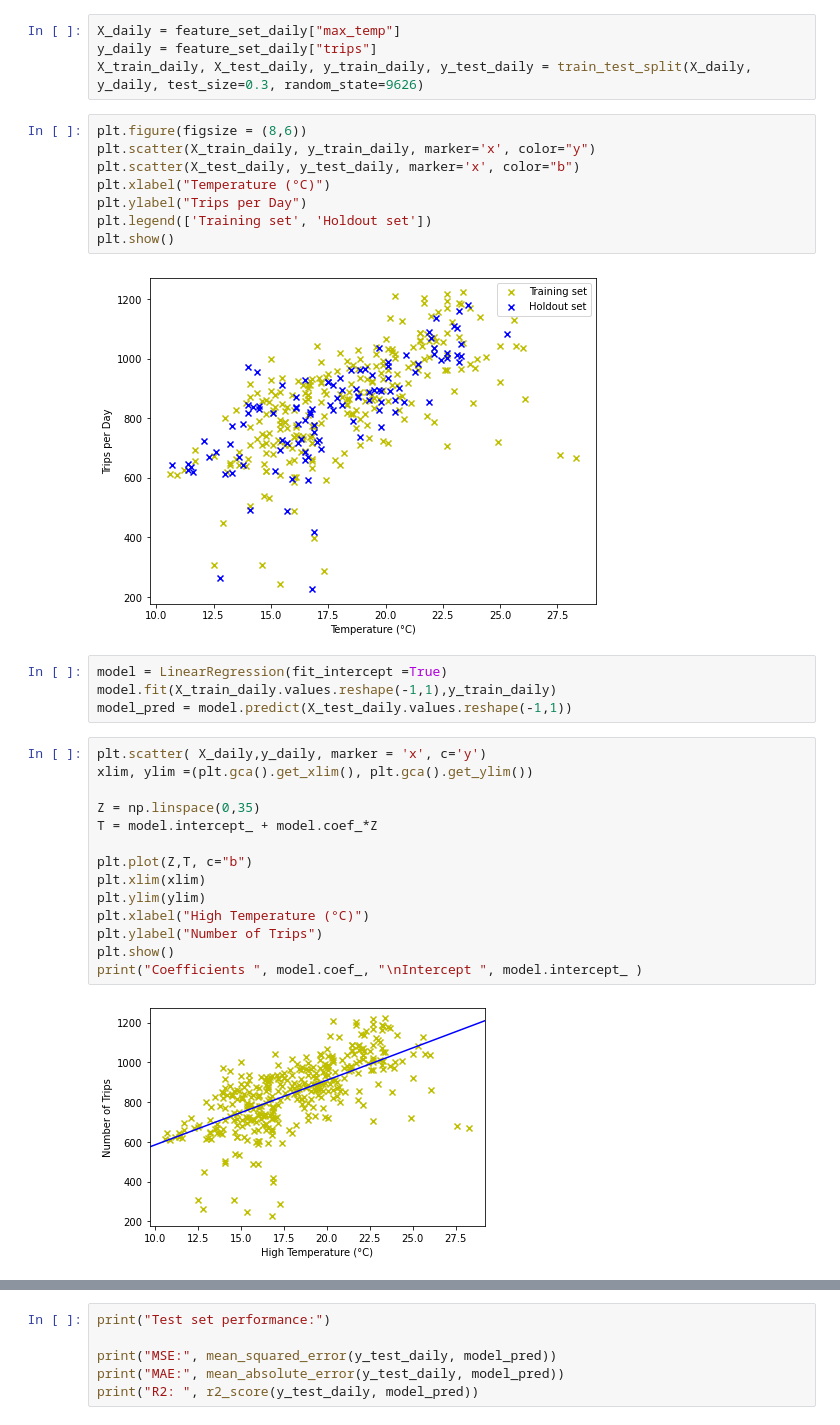
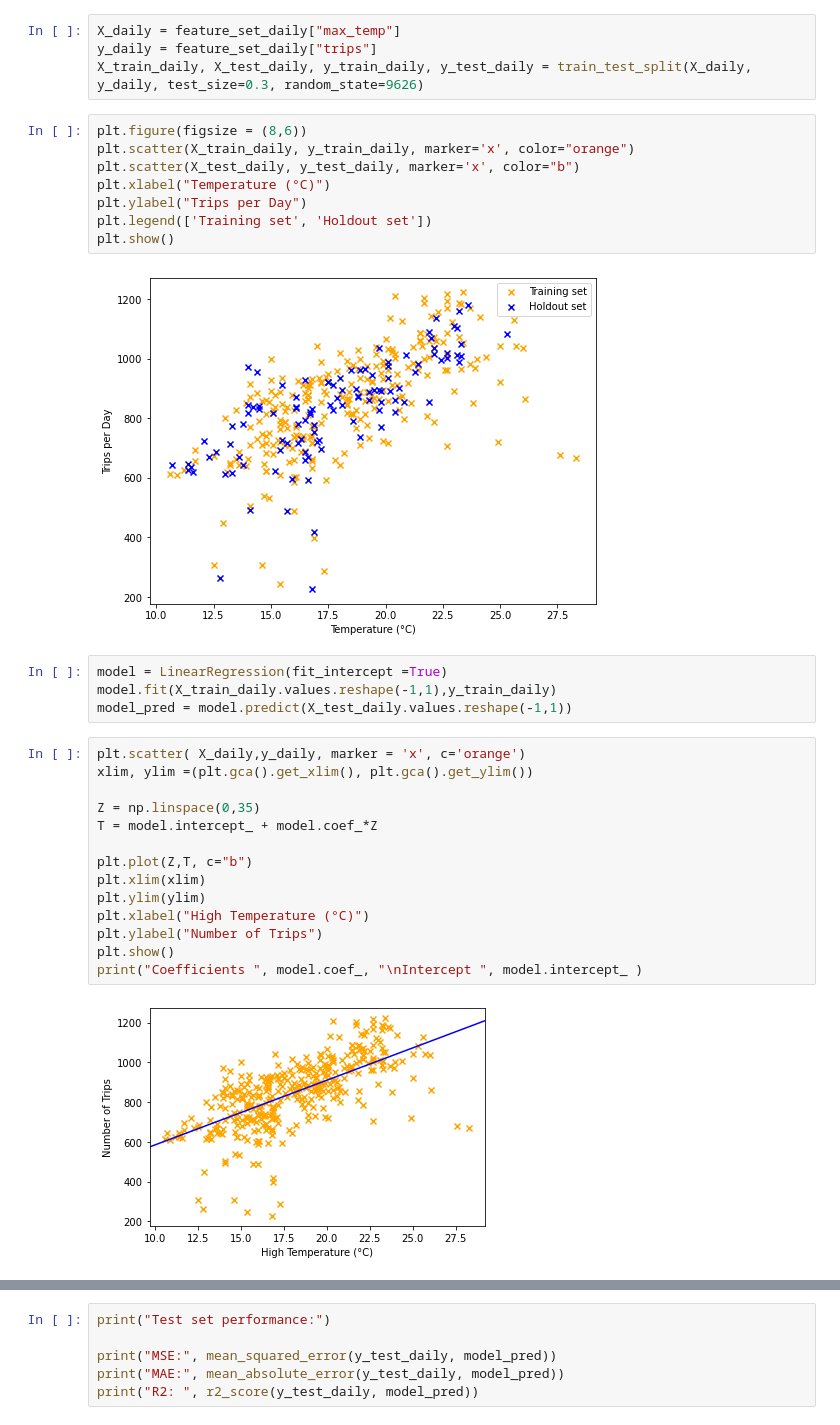
Before and after one commit to mschwa1010/AA_2022-23_Team_8, a Jupyter notebook: Prediction.ipynb, the cells around one changed output, grey strips where cells are left out. Cells and saved outputs as stored; diff of their text form.

```diff
--- a/Prediction.ipynb
+++ b/Prediction.ipynb
@@ -105,32 +105,32 @@ y_daily = feature_set_daily["trips"]
 X_train_daily, X_test_daily, y_train_daily, y_test_daily = train_test_split(X_daily, y_daily, test_size=0.3, random_state=9626)
 # %%
 plt.figure(figsize = (8,6))
-plt.scatter(X_train_daily, y_train_daily, marker='x', color="y")
+plt.scatter(X_train_daily, y_train_daily, marker='x', color="orange")
 plt.scatter(X_test_daily, y_test_daily, marker='x', color="b")
 plt.xlabel("Temperature (°C)")
 plt.ylabel("Trips per Day")
 plt.legend(['Training set', 'Holdout set'])
 plt.show()
 # %% [output]
-[figure, old version]
+[figure, new version]
 # %%
 model = LinearRegression(fit_intercept =True)
 model.fit(X_train_daily.values.reshape(-1,1),y_train_daily)
 model_pred = model.predict(X_test_daily.values.reshape(-1,1))
 # %%
-plt.scatter( X_daily,y_daily, marker = 'x', c='y')
+plt.scatter( X_daily,y_daily, marker = 'x', c='orange')
 xlim, ylim =(plt.gca().get_xlim(), plt.gca().get_ylim())
 
 Z = np.linspace(0,35)
 T = model.intercept_ + model.coef_*Z
 
 plt.plot(Z,T, c="b")
 plt.xlim(xlim)
 plt.ylim(ylim)
 plt.xlabel("High Temperature (°C)")
 plt.ylabel("Number of Trips")
 plt.show()
 print("Coefficients ", model.coef_, "\nIntercept ", model.intercept_ )
 # %% [output]
-[figure, old version]
+[figure, new version]
 Coefficients  [32.5773347]
```
Also changed, not shown: parts of 18 cells of this notebook.
